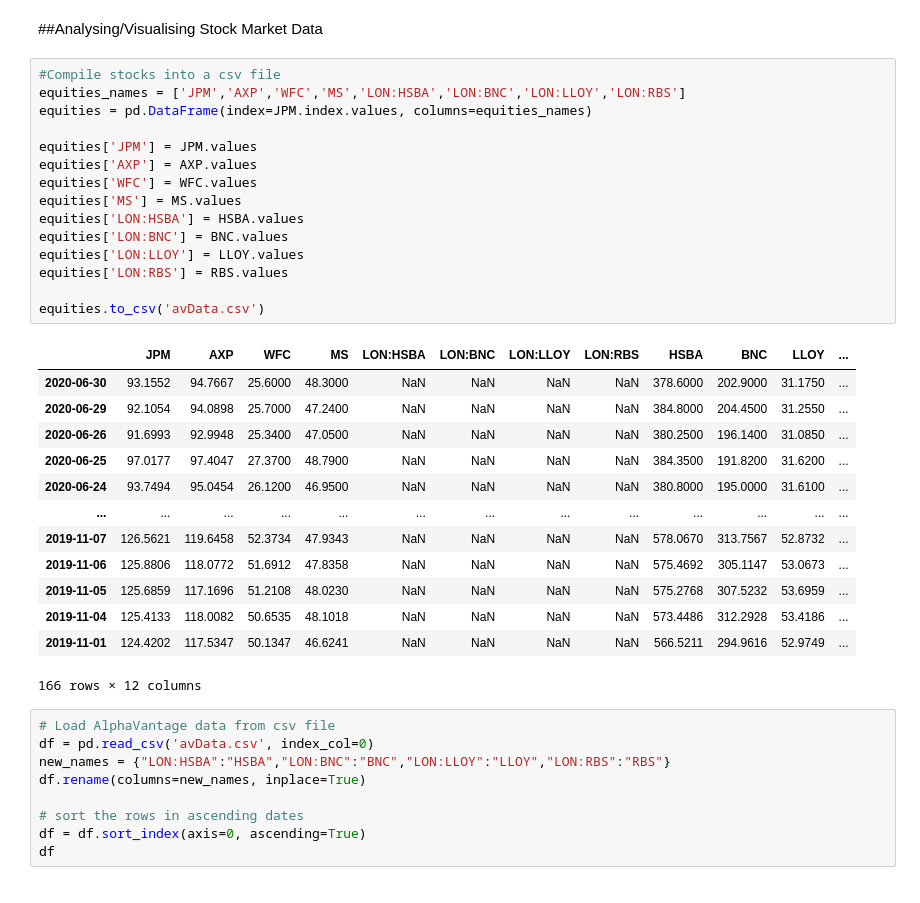
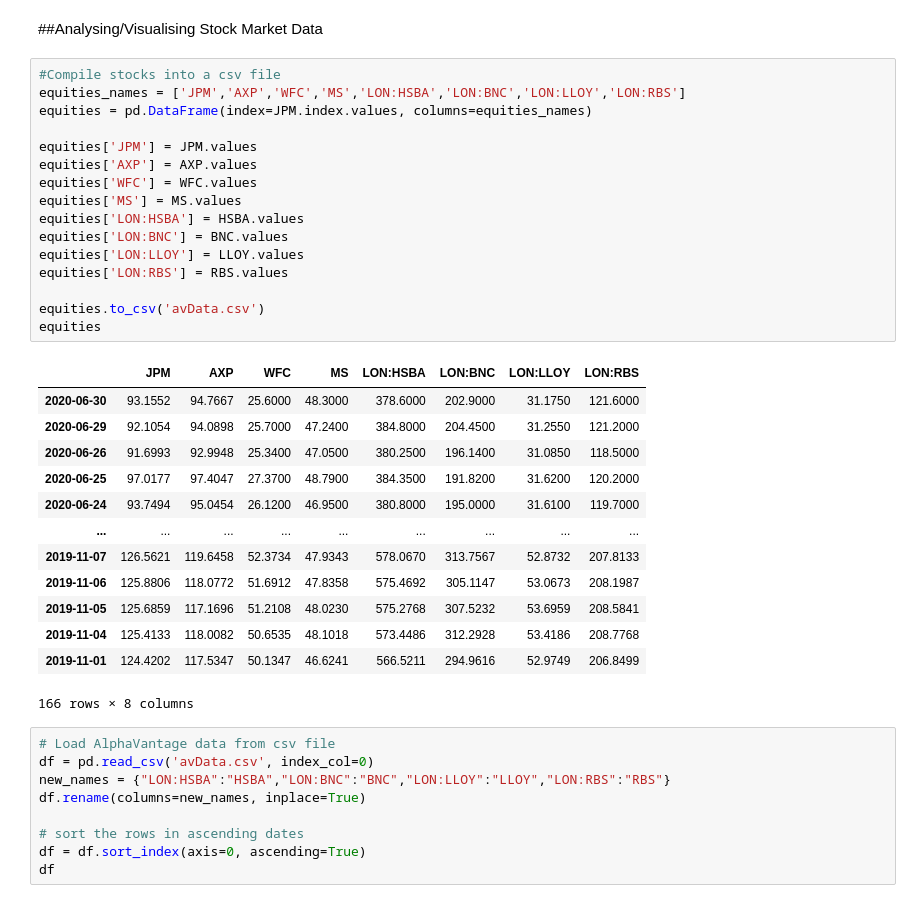
Before and after one commit to UliksSekiraqa/StockMarketAnalysis, a Jupyter notebook: AlphaVantage.ipynb, the cells around one changed output. Drawn from its saved outputs; the diff is of its cells as text.

```diff
--- a/AlphaVantage.ipynb
+++ b/AlphaVantage.ipynb
@@ -116,32 +112,33 @@ False
 # %%
 #Compile stocks into a csv file
 equities_names = ['JPM','AXP','WFC','MS','LON:HSBA','LON:BNC','LON:LLOY','LON:RBS']
 equities = pd.DataFrame(index=JPM.index.values, columns=equities_names)
 
 equities['JPM'] = JPM.values
 equities['AXP'] = AXP.values
 equities['WFC'] = WFC.values
 equities['MS'] = MS.values
 equities['LON:HSBA'] = HSBA.values
 equities['LON:BNC'] = BNC.values
 equities['LON:LLOY'] = LLOY.values
 equities['LON:RBS'] = RBS.values
 
 equities.to_csv('avData.csv')
+equities
 # %% [output]
-|  | JPM | AXP | WFC | MS | LON:HSBA | LON:BNC | LON:LLOY | LON:RBS | HSBA | BNC | LLOY | ... |
-| 2020-06-30 | 93.1552 | 94.7667 | 25.6000 | 48.3000 | NaN | NaN | NaN | NaN | 378.6000 | 202.9000 | 31.1750 | ... |
-| 2020-06-29 | 92.1054 | 94.0898 | 25.7000 | 47.2400 | NaN | NaN | NaN | NaN | 384.8000 | 204.4500 | 31.2550 | ... |
-| 2020-06-26 | 91.6993 | 92.9948 | 25.3400 | 47.0500 | NaN | NaN | NaN | NaN | 380.2500 | 196.1400 | 31.0850 | ... |
-| 2020-06-25 | 97.0177 | 97.4047 | 27.3700 | 48.7900 | NaN | NaN | NaN | NaN | 384.3500 | 191.8200 | 31.6200 | ... |
-| 2020-06-24 | 93.7494 | 95.0454 | 26.1200 | 46.9500 | NaN | NaN | NaN | NaN | 380.8000 | 195.0000 | 31.6100 | ... |
-| ... | ... | ... | ... | ... | ... | ... | ... | ... | ... | ... | ... | ... |
-| 2019-11-07 | 126.5621 | 119.6458 | 52.3734 | 47.9343 | NaN | NaN | NaN | NaN | 578.0670 | 313.7567 | 52.8732 | ... |
-| 2019-11-06 | 125.8806 | 118.0772 | 51.6912 | 47.8358 | NaN | NaN | NaN | NaN | 575.4692 | 305.1147 | 53.0673 | ... |
-| 2019-11-05 | 125.6859 | 117.1696 | 51.2108 | 48.0230 | NaN | NaN | NaN | NaN | 575.2768 | 307.5232 | 53.6959 | ... |
-| 2019-11-04 | 125.4133 | 118.0082 | 50.6535 | 48.1018 | NaN | NaN | NaN | NaN | 573.4486 | 312.2928 | 53.4186 | ... |
-| 2019-11-01 | 124.4202 | 117.5347 | 50.1347 | 46.6241 | NaN | NaN | NaN | NaN | 566.5211 | 294.9616 | 52.9749 | ... |
+|  | JPM | AXP | WFC | MS | LON:HSBA | LON:BNC | LON:LLOY | LON:RBS |
+| 2020-06-30 | 93.1552 | 94.7667 | 25.6000 | 48.3000 | 378.6000 | 202.9000 | 31.1750 | 121.6000 |
+| 2020-06-29 | 92.1054 | 94.0898 | 25.7000 | 47.2400 | 384.8000 | 204.4500 | 31.2550 | 121.2000 |
+| 2020-06-26 | 91.6993 | 92.9948 | 25.3400 | 47.0500 | 380.2500 | 196.1400 | 31.0850 | 118.5000 |
+| 2020-06-25 | 97.0177 | 97.4047 | 27.3700 | 48.7900 | 384.3500 | 191.8200 | 31.6200 | 120.2000 |
+| 2020-06-24 | 93.7494 | 95.0454 | 26.1200 | 46.9500 | 380.8000 | 195.0000 | 31.6100 | 119.7000 |
+| ... | ... | ... | ... | ... | ... | ... | ... | ... |
+| 2019-11-07 | 126.5621 | 119.6458 | 52.3734 | 47.9343 | 578.0670 | 313.7567 | 52.8732 | 207.8133 |
+| 2019-11-06 | 125.8806 | 118.0772 | 51.6912 | 47.8358 | 575.4692 | 305.1147 | 53.0673 | 208.1987 |
+| 2019-11-05 | 125.6859 | 117.1696 | 51.2108 | 48.0230 | 575.2768 | 307.5232 | 53.6959 | 208.5841 |
+| 2019-11-04 | 125.4133 | 118.0082 | 50.6535 | 48.1018 | 573.4486 | 312.2928 | 53.4186 | 208.7768 |
+| 2019-11-01 | 124.4202 | 117.5347 | 50.1347 | 46.6241 | 566.5211 | 294.9616 | 52.9749 | 206.8499 |
-166 rows × 12 columns
+166 rows × 8 columns
 # %%
 # Load AlphaVantage data from csv file
 df = pd.read_csv('avData.csv', index_col=0)
```
Also changed, not shown: parts of 6 cells of this notebook.
